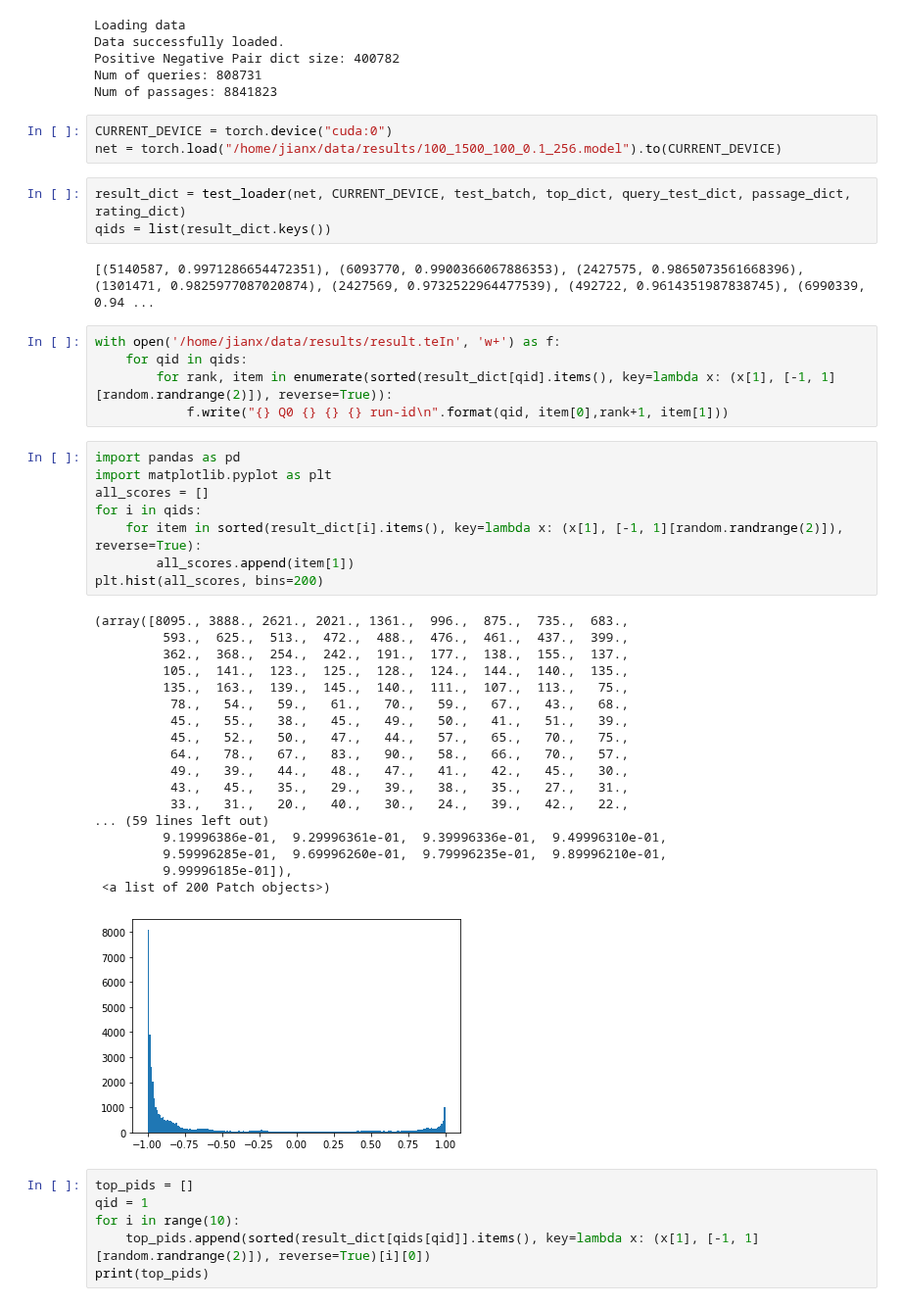
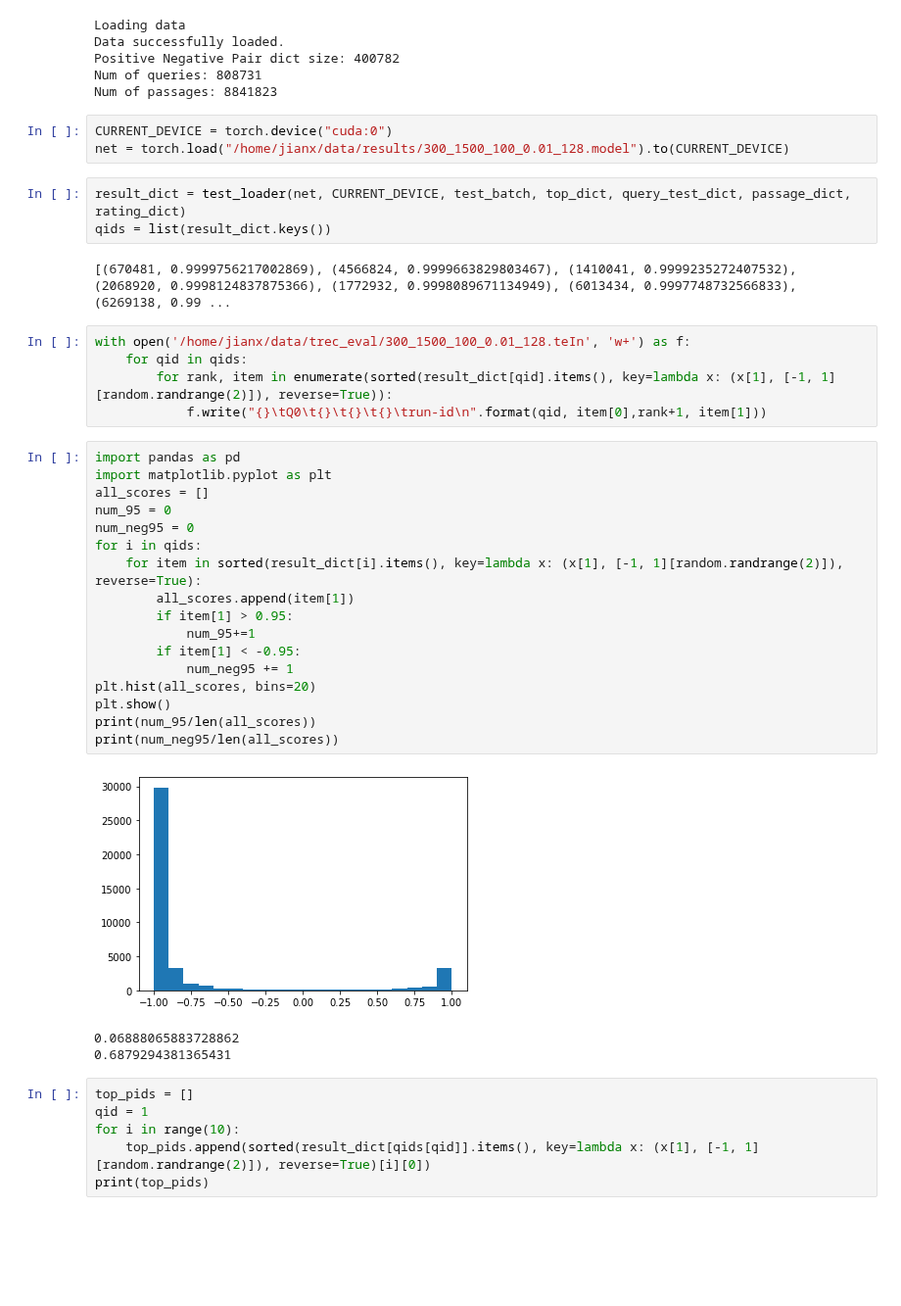
Before and after one commit to Chipxiang/search-exposure, a Jupyter notebook: dssm_main.ipynb, the cells around one changed output. Shown at 98% size. Cells and saved outputs as stored; diff of their text form; blank space fills up the shorter version.

```diff
--- a/dssm_main.ipynb
+++ b/dssm_main.ipynb
@@ -49,44 +49,38 @@ Num of queries: 808731
 Num of passages: 8841823
 # %%
 CURRENT_DEVICE = torch.device("cuda:0")
-net = torch.load("/home/jianx/data/results/100_1500_100_0.1_256.model").to(CURRENT_DEVICE)
+net = torch.load("/home/jianx/data/results/300_1500_100_0.01_128.model").to(CURRENT_DEVICE)
 # %%
 result_dict = test_loader(net, CURRENT_DEVICE, test_batch, top_dict, query_test_dict, passage_dict, rating_dict)
 qids = list(result_dict.keys())
 # %% [output]
-[(5140587, 0.9971286654472351), (6093770, 0.9900366067886353), (2427575, 0.9865073561668396), (1301471, 0.9825977087020874), (2427569, 0.9732522964477539), (492722, 0.9614351987838745), (6990339, 0.94 ...
+[(670481, 0.9999756217002869), (4566824, 0.9999663829803467), (1410041, 0.9999235272407532), (2068920, 0.9998124837875366), (1772932, 0.9998089671134949), (6013434, 0.9997748732566833), (6269138, 0.99 ...
 # %%
-with open('/home/jianx/data/results/result.teIn', 'w+') as f:
+with open('/home/jianx/data/trec_eval/300_1500_100_0.01_128.teIn', 'w+') as f:
     for qid in qids:
         for rank, item in enumerate(sorted(result_dict[qid].items(), key=lambda x: (x[1], [-1, 1][random.randrange(2)]), reverse=True)):
-            f.write("{} Q0 {} {} {} run-id\n".format(qid, item[0],rank+1, item[1]))
+            f.write("{}\tQ0\t{}\t{}\t{}\trun-id\n".format(qid, item[0],rank+1, item[1]))
 # %%
 import pandas as pd
 import matplotlib.pyplot as plt
 all_scores = []
+num_95 = 0
+num_neg95 = 0
 for i in qids:
     for item in sorted(result_dict[i].items(), key=lambda x: (x[1], [-1, 1][random.randrange(2)]), reverse=True):
         all_scores.append(item[1])
-plt.hist(all_scores, bins=200)
+        if item[1] > 0.95:
+            num_95+=1
+        if item[1] < -0.95:
+            num_neg95 += 1
+plt.hist(all_scores, bins=20)
+plt.show()
+print(num_95/len(all_scores))
+print(num_neg95/len(all_scores))
 # %% [output]
+[figure, new version]
-(array([8095., 3888., 2621., 2021., 1361.,  996.,  875.,  735.,  683.,
-         593.,  625.,  513.,  472.,  488.,  476.,  461.,  437.,  399.,
-         362.,  368.,  254.,  242.,  191.,  177.,  138.,  155.,  137.,
-         105.,  141.,  123.,  125.,  128.,  124.,  144.,  140.,  135.,
-         135.,  163.,  139.,  145.,  140.,  111.,  107.,  113.,   75.,
-          78.,   54.,   59.,   61.,   70.,   59.,   67.,   43.,   68.,
-          45.,   55.,   38.,   45.,   49.,   50.,   41.,   51.,   39.,
-          45.,   52.,   50.,   47.,   44.,   57.,   65.,   70.,   75.,
-          64.,   78.,   67.,   83.,   90.,   58.,   66.,   70.,   57.,
-          49.,   39.,   44.,   48.,   47.,   41.,   42.,   45.,   30.,
-          43.,   45.,   35.,   29.,   39.,   38.,   35.,   27.,   31.,
-          33.,   31.,   20.,   40.,   30.,   24.,   39.,   42.,   22.,
-... (59 lines left out)
-         9.19996386e-01,  9.29996361e-01,  9.39996336e-01,  9.49996310e-01,
-         9.59996285e-01,  9.69996260e-01,  9.79996235e-01,  9.89996210e-01,
-         9.99996185e-01]),
- <a list of 200 Patch objects>)
+0.06888065883728862
+0.6879294381365431
-[figure, old version]
 # %%
 top_pids = []
 qid = 1
```
Also changed, not shown: parts of 2 cells of this notebook, 1 other file.
